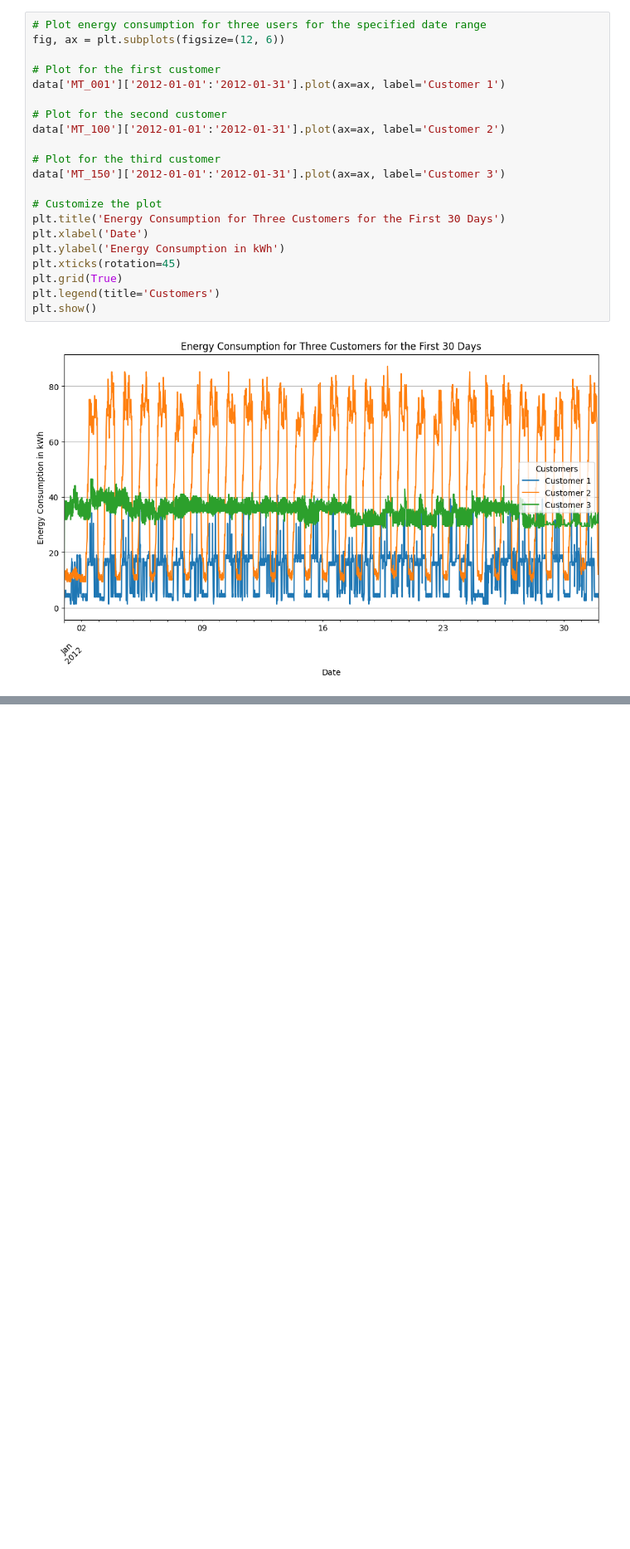
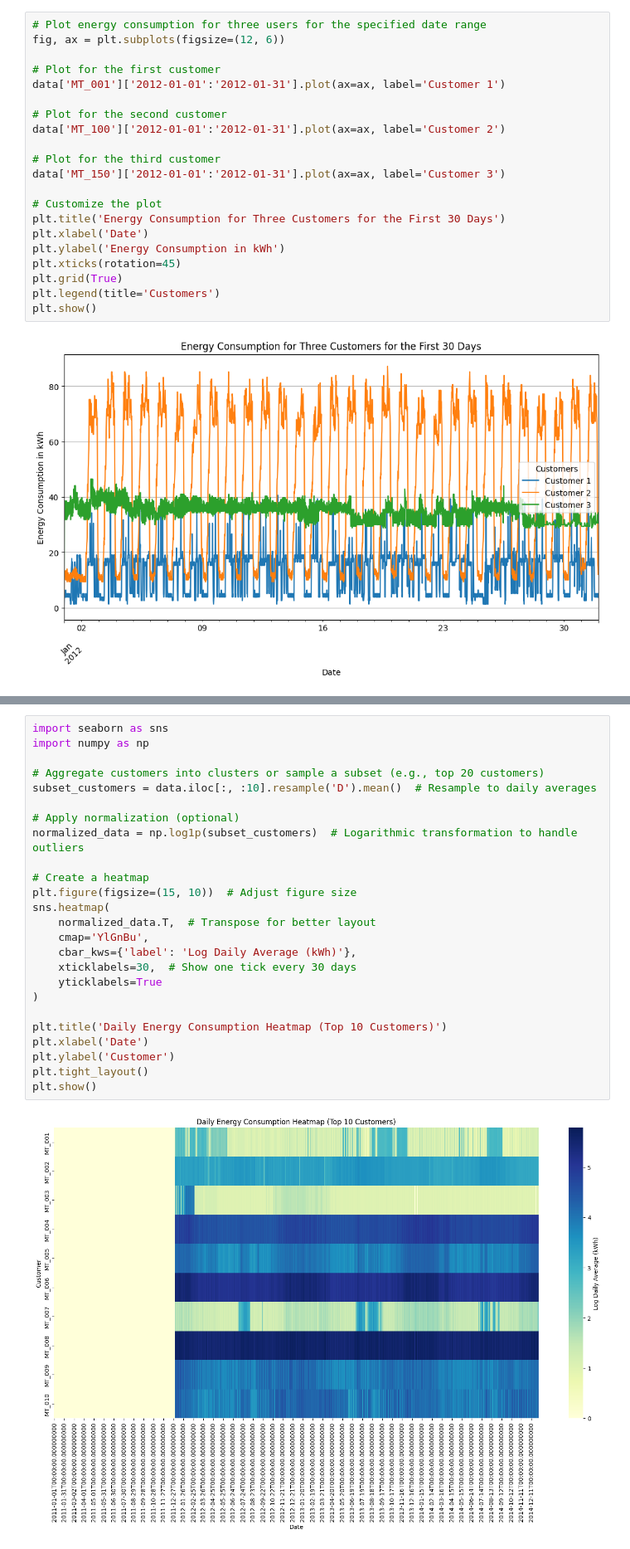
Before and after one commit to nicolaslieb/artificialintelligenceapplications, a Jupyter notebook: Second_Project/second_project.ipynb, the cells around one changed output, grey strips where cells are left out. Shown at 83% size. Cells and saved outputs as stored; diff of their text form; blank space fills up the shorter version.

```diff
--- a/Second_Project/second_project.ipynb
+++ b/Second_Project/second_project.ipynb
@@ -173,0 +176,27 @@ plt.show()
+# %%
+import seaborn as sns
+import numpy as np
+
+# Aggregate customers into clusters or sample a subset (e.g., top 20 customers)
+subset_customers = data.iloc[:, :10].resample('D').mean()  # Resample to daily averages
+
+# Apply normalization (optional)
+normalized_data = np.log1p(subset_customers)  # Logarithmic transformation to handle outliers
+
+# Create a heatmap
+plt.figure(figsize=(15, 10))  # Adjust figure size
+sns.heatmap(
+    normalized_data.T,  # Transpose for better layout
+    cmap='YlGnBu',
+    cbar_kws={'label': 'Log Daily Average (kWh)'},
+    xticklabels=30,  # Show one tick every 30 days
+    yticklabels=True
+)
+
+plt.title('Daily Energy Consumption Heatmap (Top 10 Customers)')
+plt.xlabel('Date')
+plt.ylabel('Customer')
+plt.tight_layout()
+plt.show()
+# %% [output]
+[figure, added]
```
Also changed, not shown: parts of 12 cells of this notebook.
